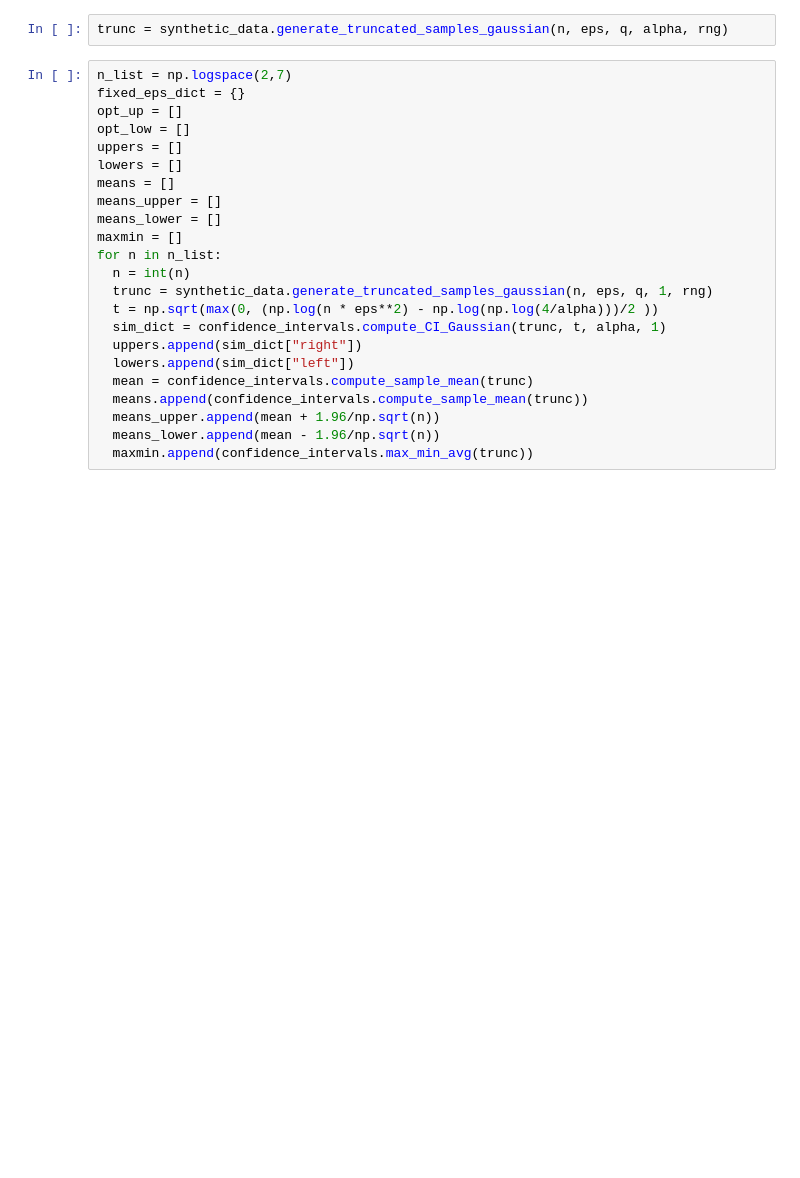
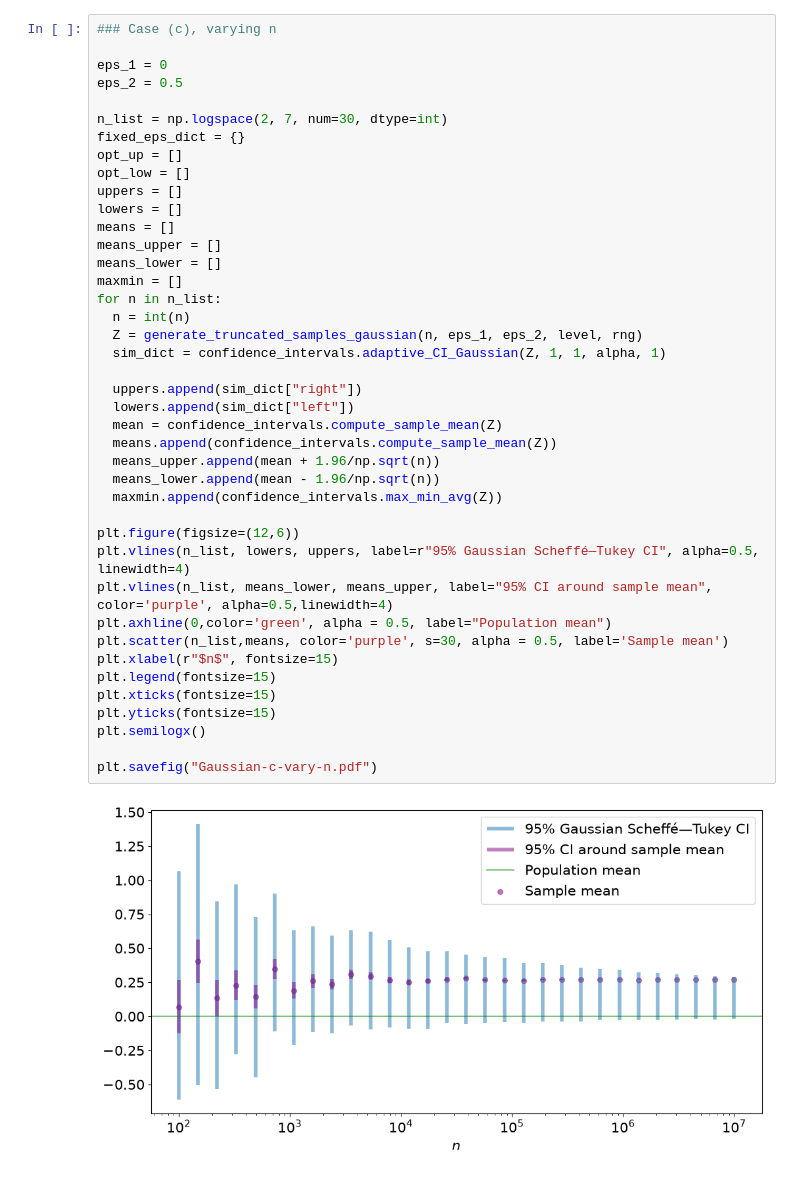
Before and after one commit to kabirverchand/AdaptiveCI, a Jupyter notebook: Gaussian-CI.ipynb, the cells around one changed output. Cells and saved outputs as stored; diff of their text form; blank space fills up the shorter version.

```diff
--- a/Gaussian-CI.ipynb
+++ b/Gaussian-CI.ipynb
@@ -14,25 +57,43 @@ rng = np.random.default_rng()
-# %%
-trunc = synthetic_data.generate_truncated_samples_gaussian(n, eps, q, alpha, rng)
 # %%
-n_list = np.logspace(2,7)
+### Case (c), varying n
+
+eps_1 = 0
+eps_2 = 0.5
+
+n_list = np.logspace(2, 7, num=30, dtype=int)
 fixed_eps_dict = {}
 opt_up = []
 opt_low = []
 uppers = []
 lowers = []
 means = []
 means_upper = []
 means_lower = []
 maxmin = []
 for n in n_list:
   n = int(n)
-  trunc = synthetic_data.generate_truncated_samples_gaussian(n, eps, q, 1, rng)
-  t = np.sqrt(max(0, (np.log(n * eps**2) - np.log(np.log(4/alpha)))/2 ))
-  sim_dict = confidence_intervals.compute_CI_Gaussian(trunc, t, alpha, 1)
+  Z = generate_truncated_samples_gaussian(n, eps_1, eps_2, level, rng)
+  sim_dict = confidence_intervals.adaptive_CI_Gaussian(Z, 1, 1, alpha, 1)
+
   uppers.append(sim_dict["right"])
   lowers.append(sim_dict["left"])
-  mean = confidence_intervals.compute_sample_mean(trunc)
-  means.append(confidence_intervals.compute_sample_mean(trunc))
+  mean = confidence_intervals.compute_sample_mean(Z)
+  means.append(confidence_intervals.compute_sample_mean(Z))
   means_upper.append(mean + 1.96/np.sqrt(n))
   means_lower.append(mean - 1.96/np.sqrt(n))
-  maxmin.append(confidence_intervals.max_min_avg(trunc))
+  maxmin.append(confidence_intervals.max_min_avg(Z))
+
+plt.figure(figsize=(12,6))
+plt.vlines(n_list, lowers, uppers, label=r"95% Gaussian Scheffé—Tukey CI", alpha=0.5, linewidth=4)
+plt.vlines(n_list, means_lower, means_upper, label="95% CI around sample mean", color='purple', alpha=0.5,linewidth=4)
+plt.axhline(0,color='green', alpha = 0.5, label="Population mean")
+plt.scatter(n_list,means, color='purple', s=30, alpha = 0.5, label='Sample mean')
+plt.xlabel(r"$n$", fontsize=15)
+plt.legend(fontsize=15)
+plt.xticks(fontsize=15)
+plt.yticks(fontsize=15)
+plt.semilogx()
+
+plt.savefig("Gaussian-c-vary-n.pdf")
+# %% [output]
+[figure, added]
```
Also changed, not shown: parts of 16 cells of this notebook, 7 other files.
